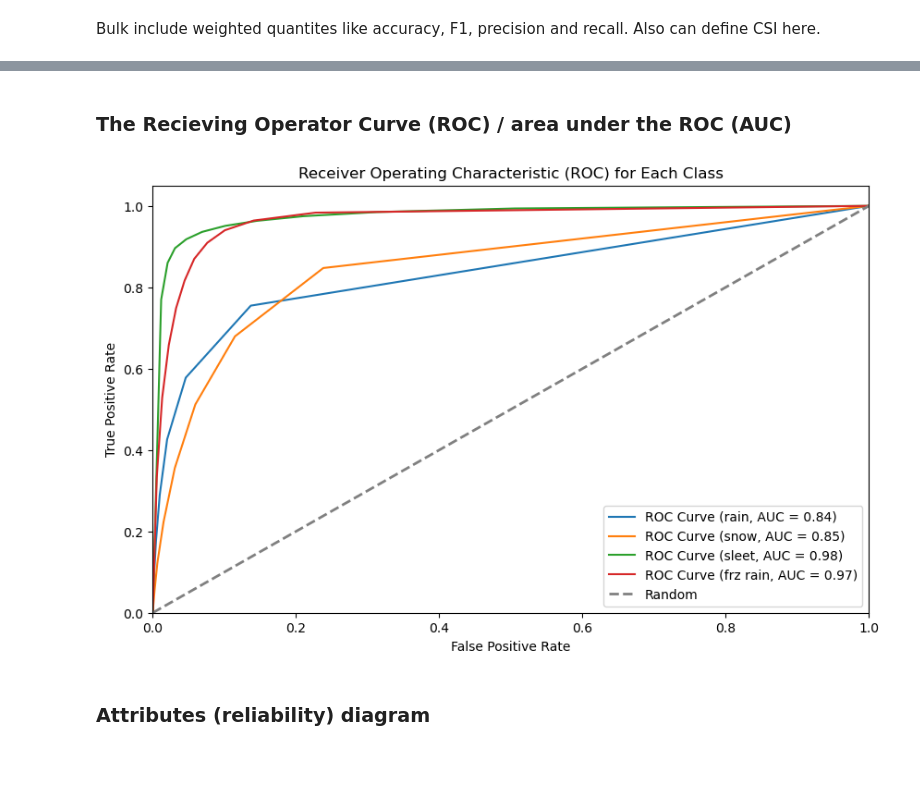
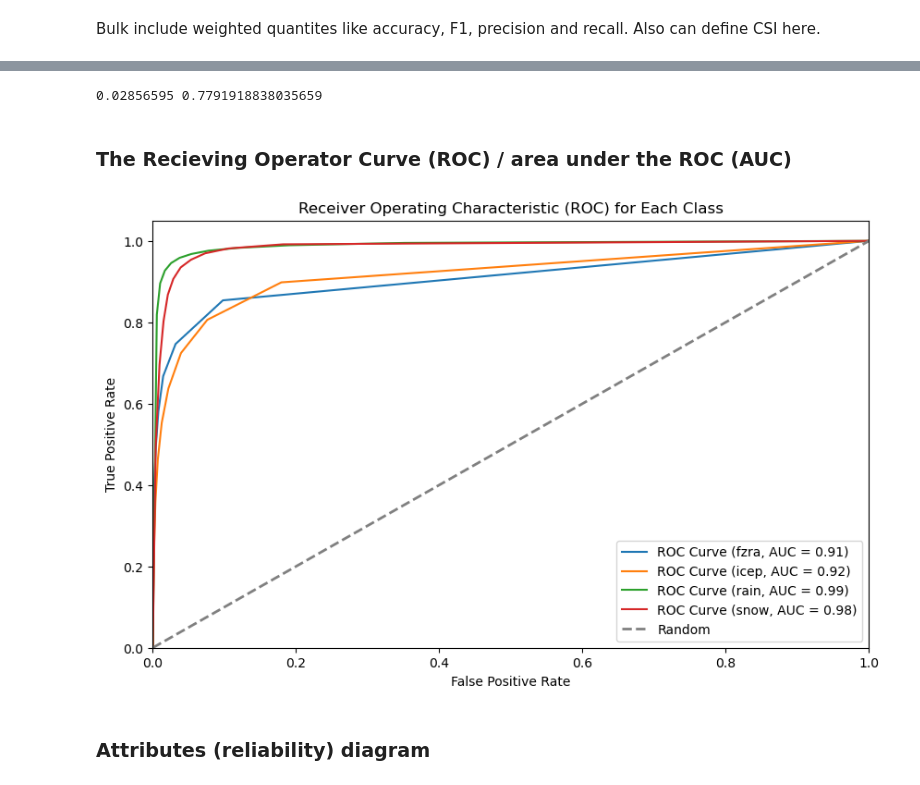
Before and after one commit to NCAR/ML_workshop2023, a Jupyter notebook: tutorials/Day1_Lesson3_Evaluation_Supervised.ipynb, the cells around one changed output, grey strips where cells are left out. Saved outputs shown, nothing was run; the diff lists cells and outputs as text; code cells hidden in the pictures.

```diff
--- a/tutorials/Day1_Lesson3_Evaluation_Supervised.ipynb
+++ b/tutorials/Day1_Lesson3_Evaluation_Supervised.ipynb
@@ -50,0 +31,8 @@ train_data, valid_data = train_data.iloc[train_index].copy(), train_data.iloc[va
+# %%
+total_length = len(f)
+train_length = int(0.8 * total_length)
+valid_length = int(0.1 * total_length)
+
+train_data = f[:train_length].copy()
+valid_data = f[train_length:train_length + valid_length].copy()
+test_data = f[train_length + valid_length:].copy()
@@ -57,10 +48,10 @@ x_test = scaler_x.transform(test_data[input_features])
 # %%
 from sklearn.preprocessing import LabelEncoder
 
-# Create a label binarizer
+# Create a OneHotEncoder instance
 label_encoder = LabelEncoder()
 
 # Fit and transform the labels for y_train
-y_train = label_encoder.fit_transform(train_data[output_feature])
-y_valid = label_encoder.transform(valid_data[output_feature])
-y_test = label_encoder.transform(test_data[output_feature])
+y_train = label_encoder.fit_transform(train_data[output_feature].values)
+y_valid = label_encoder.transform(valid_data[output_feature].values)
+y_test = label_encoder.transform(test_data[output_feature].values)
@@ -68,7 +69,7 @@ y_test = label_encoder.transform(test_data[output_feature])
 from sklearn.preprocessing import OneHotEncoder
 
 # Create a OneHotEncoder instance
-encoder = OneHotEncoder(sparse=False)
+encoder = OneHotEncoder()
 
 # Fit and transform the labels for y_train
 y_train_hot = encoder.fit_transform(train_data[output_feature].values.reshape(-1, 1))
@@ -77,7 +80,7 @@ y_test_hot = encoder.transform(test_data[output_feature].values.reshape(-1, 1))
 # %%
 from sklearn.ensemble import RandomForestClassifier
 # %%
-model = RandomForestClassifier(n_estimators=10, random_state=42, verbose=2)
+model = RandomForestClassifier(n_estimators=10, random_state=42, verbose=1)
 model.fit(x_train, y_train)
 # %% [output]
 [Parallel(n_jobs=1)]: Using backend SequentialBackend with 1 concurrent workers.
@@ -184,0 +354,7 @@ plt.show()
+# %%
+print(
+    brier_multi(test_data["true_label"], pred_probs, skill_score = False, row_wise = False),
+    brier_multi(test_data["true_label"], pred_probs, skill_score = True, row_wise = False)
+)
+# %% [output]
+0.02856595 0.7791918838035659
@@ -211,10 +390,10 @@ def plot_roc_auc(y_true, y_probabilities, classes):
     plt.legend(loc='best')
     plt.show()
 # %%
-plot_roc_auc(y_test_hot,
+plot_roc_auc(y_test_hot.toarray(),
              pred_probs,
-             ["rain", "snow", "sleet", "frz rain"])
+             label_encoder.inverse_transform([0,1,2,3]))
 # %% [output]
-[figure, old version]
+[figure, new version]
 # %% [markdown]
 ### Attributes (reliability) diagram
```
Also changed, not shown: parts of 58 cells of this notebook.
